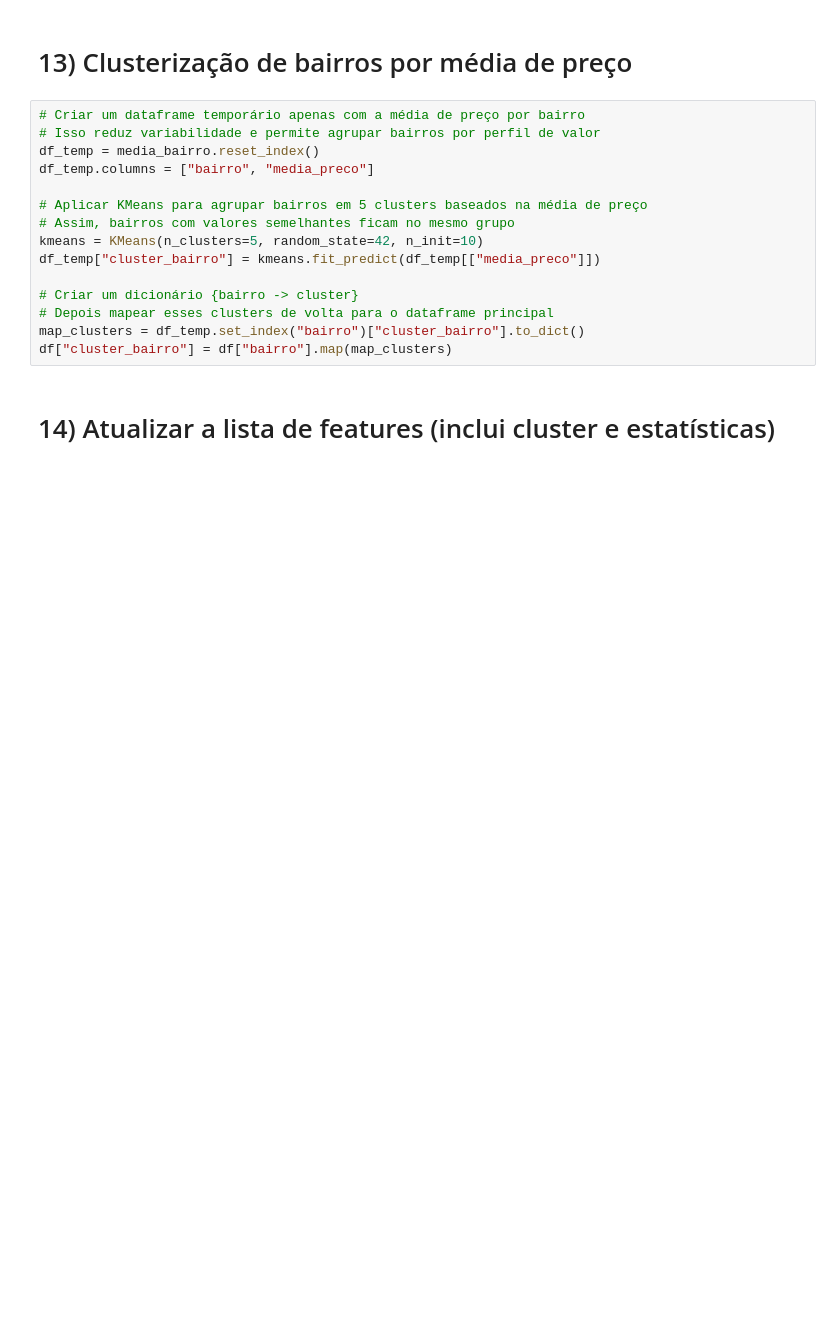
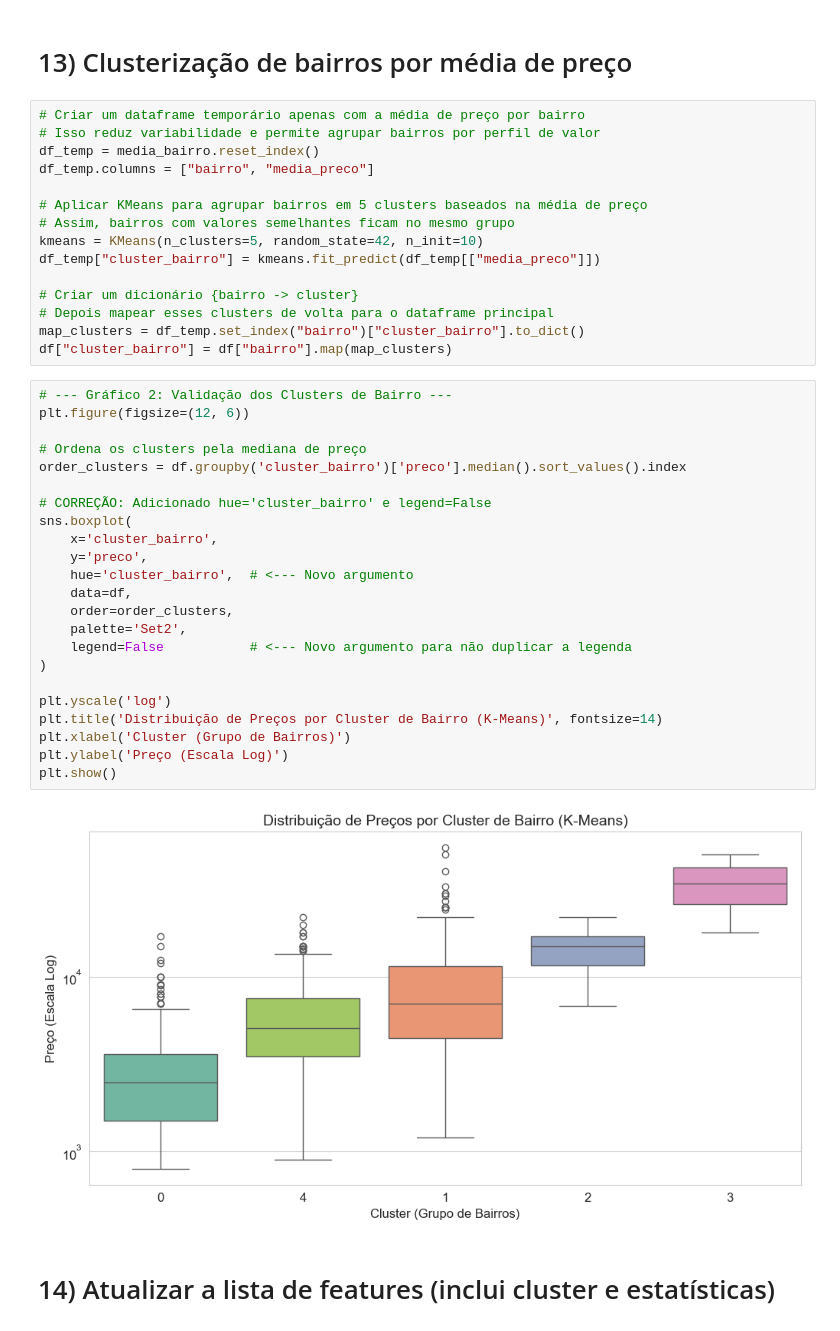
Before and after one commit to RaffaR902/TCC-API-COM-MACHINE-LEARNING, a Jupyter notebook: Treinamento e Teste/machine_learning_locacao.ipynb, the cells around one changed output. Drawn from its saved outputs; the diff is of its cells as text; blank space fills up the shorter version.

```diff
--- a/Treinamento e Teste/machine_learning_locacao.ipynb
+++ b/Treinamento e Teste/machine_learning_locacao.ipynb
@@ -525,6 +552,31 @@ df_temp["cluster_bairro"] = kmeans.fit_predict(df_temp[["media_preco"]])
 # Depois mapear esses clusters de volta para o dataframe principal
 map_clusters = df_temp.set_index("bairro")["cluster_bairro"].to_dict()
 df["cluster_bairro"] = df["bairro"].map(map_clusters)
+# %%
+# --- Gráfico 2: Validação dos Clusters de Bairro ---
+plt.figure(figsize=(12, 6))
+
+# Ordena os clusters pela mediana de preço
+order_clusters = df.groupby('cluster_bairro')['preco'].median().sort_values().index
+
+# CORREÇÃO: Adicionado hue='cluster_bairro' e legend=False
+sns.boxplot(
+    x='cluster_bairro',
+    y='preco',
+    hue='cluster_bairro',  # <--- Novo argumento
+    data=df,
+    order=order_clusters,
+    palette='Set2',
+    legend=False           # <--- Novo argumento para não duplicar a legenda
+)
+
+plt.yscale('log')
+plt.title('Distribuição de Preços por Cluster de Bairro (K-Means)', fontsize=14)
+plt.xlabel('Cluster (Grupo de Bairros)')
+plt.ylabel('Preço (Escala Log)')
+plt.show()
+# %% [output]
+[figure, added]
 # %% [markdown]
 # 14) Atualizar a lista de features (inclui cluster e estatísticas)
 # %%
```
Also changed, not shown: parts of 14 cells of this notebook, 1 other file.
